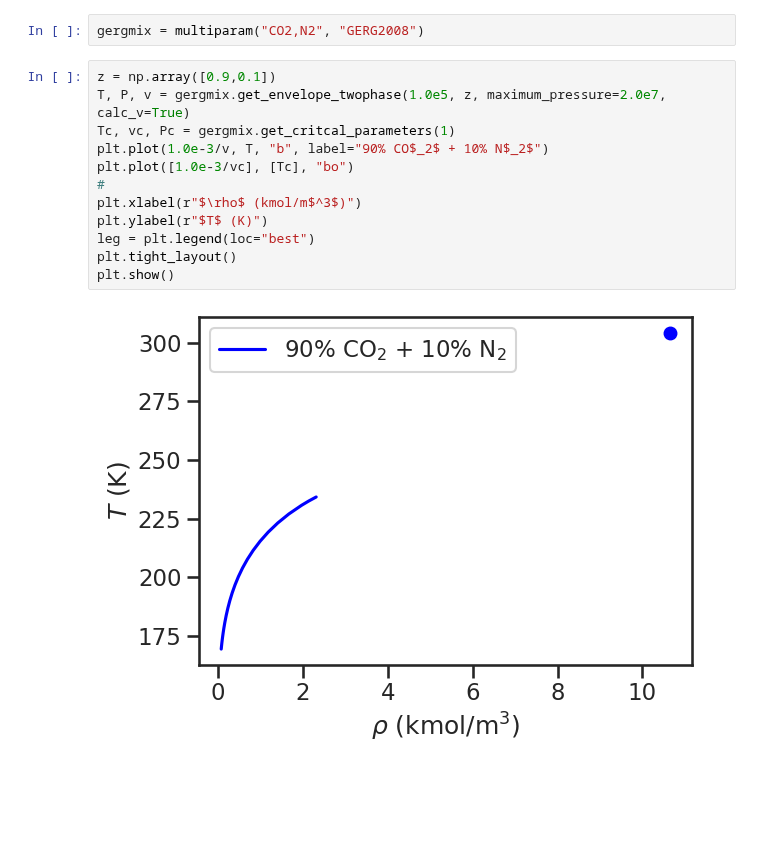
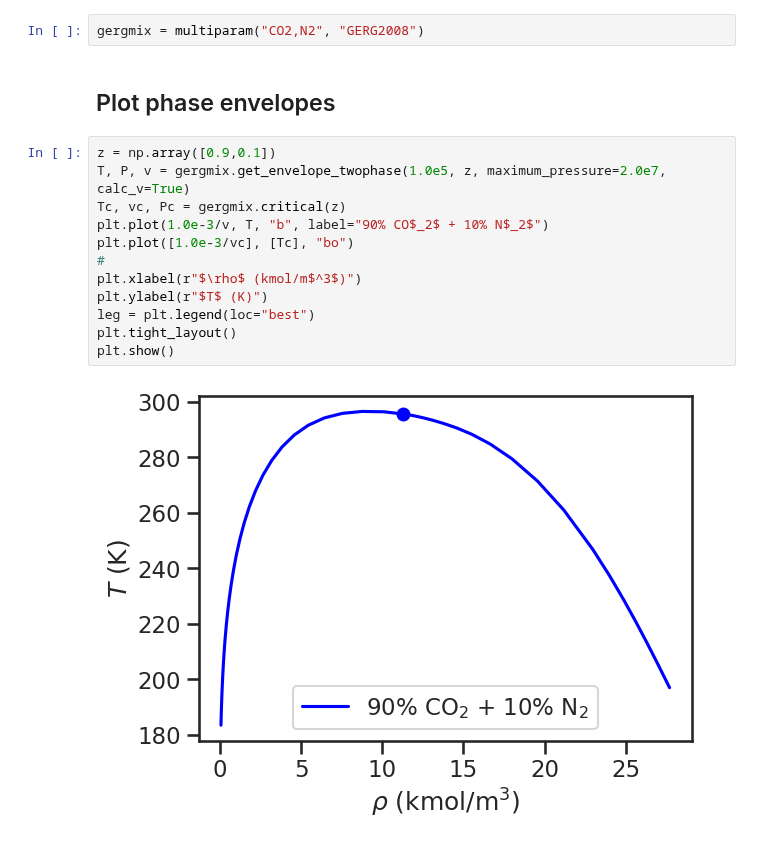
Before and after one commit to thermotools/thermopack, a Jupyter notebook: addon/pyExamples/notebooks/gerg2008.ipynb, the cells around one changed output. Drawn from its saved outputs; the diff is of its cells as text; blank space fills up the shorter version.

```diff
--- a/addon/pyExamples/notebooks/gerg2008.ipynb
+++ b/addon/pyExamples/notebooks/gerg2008.ipynb
@@ -40,20 +40,22 @@ plt.show()
 # Mixtures
 # %%
 gergmix = multiparam("CO2,N2", "GERG2008")
+# %% [markdown]
+## Plot phase envelopes
 # %%
 z = np.array([0.9,0.1])
 T, P, v = gergmix.get_envelope_twophase(1.0e5, z, maximum_pressure=2.0e7, calc_v=True)
-Tc, vc, Pc = gergmix.get_critcal_parameters(1)
+Tc, vc, Pc = gergmix.critical(z)
 plt.plot(1.0e-3/v, T, "b", label="90% CO$_2$ + 10% N$_2$")
 plt.plot([1.0e-3/vc], [Tc], "bo")
 #
 plt.xlabel(r"$\rho$ (kmol/m$^3$)")
 plt.ylabel(r"$T$ (K)")
 leg = plt.legend(loc="best")
 plt.tight_layout()
 plt.show()
 # %% [output]
-[figure, old version]
+[figure, new version]
 # %%
 plt.plot(T, P*1e-6, "b", label="90% CO$_2$ + 10% N$_2$")
 plt.plot(Tc, Pc*1e-6, "bo")
```
Also changed, not shown: parts of 2 cells of this notebook, 1 other file.
